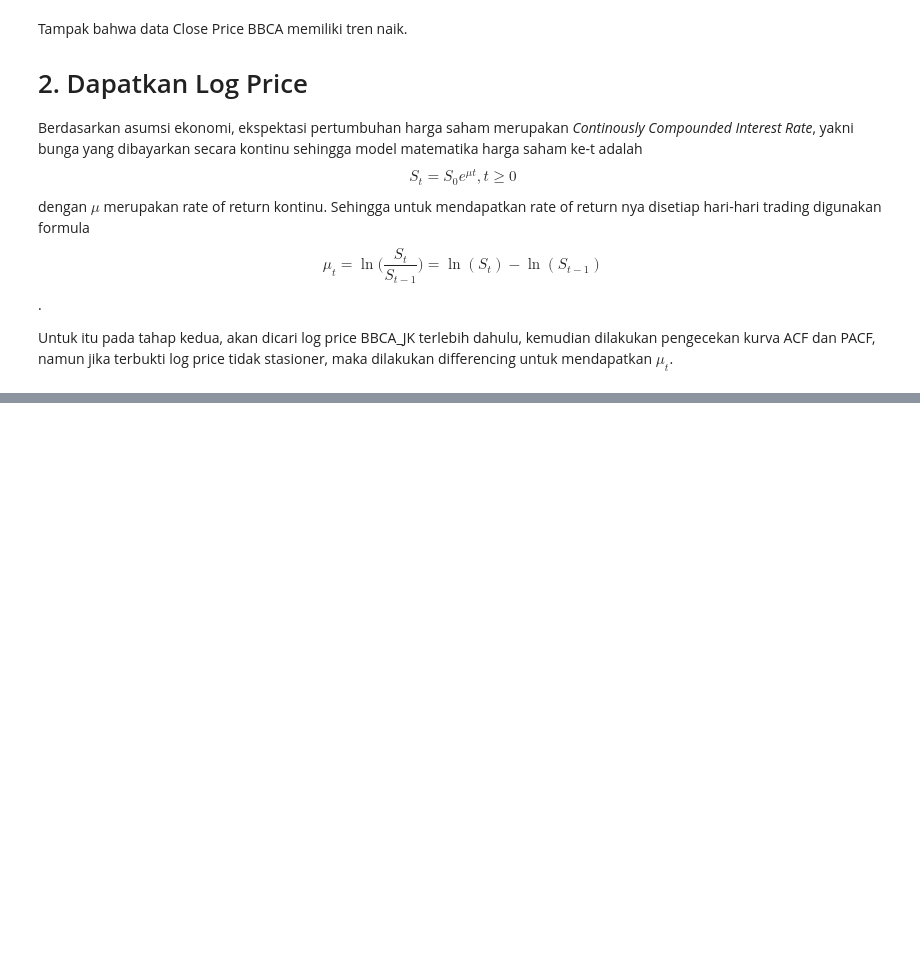
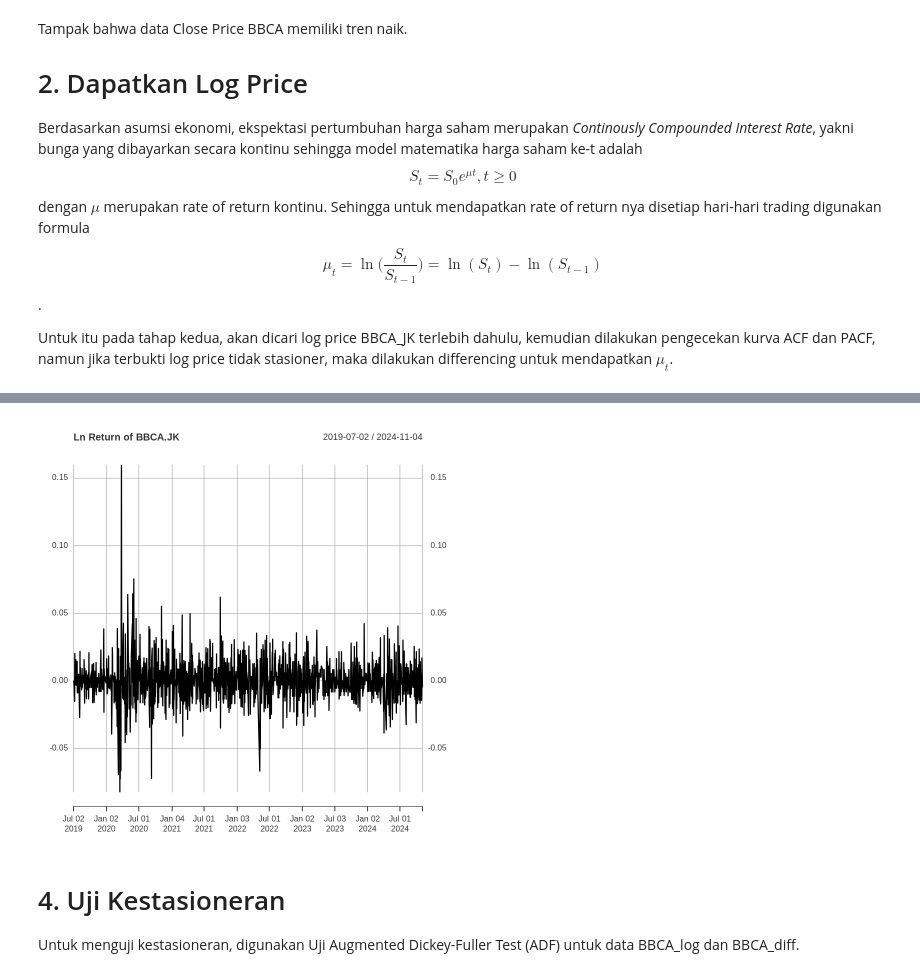
Before and after one commit to felixlys/forecast_with_StochProcess, a Jupyter notebook: Forecasting_ARIMA_BBCA_JK.ipynb, the cells around one changed output, grey strips where cells are left out. Drawn from its saved outputs; the diff is of its cells as text; code cells hidden in the pictures; blank space fills up the shorter version.

```diff
--- a/Forecasting_ARIMA_BBCA_JK.ipynb
+++ b/Forecasting_ARIMA_BBCA_JK.ipynb
@@ -78,0 +100,9 @@ Untuk itu pada tahap kedua, akan dicari log price BBCA_JK terlebih dahulu, kemud
+# %%
+BBCA_diff<-diff(BBCA_log,lag=1)
+BBCA_diff<-na.locf(BBCA_diff,na.rm=TRUE,fromLast=TRUE)
+plot(BBCA_diff,main="Ln Return of BBCA.JK ")
+# %% [output]
+[figure, added]
+# %% [markdown]
+# 4. Uji Kestasioneran
+Untuk menguji kestasioneran, digunakan Uji Augmented Dickey-Fuller Test (ADF) untuk data BBCA_log dan BBCA_diff.
```
Also changed, not shown: parts of 30 cells of this notebook.
